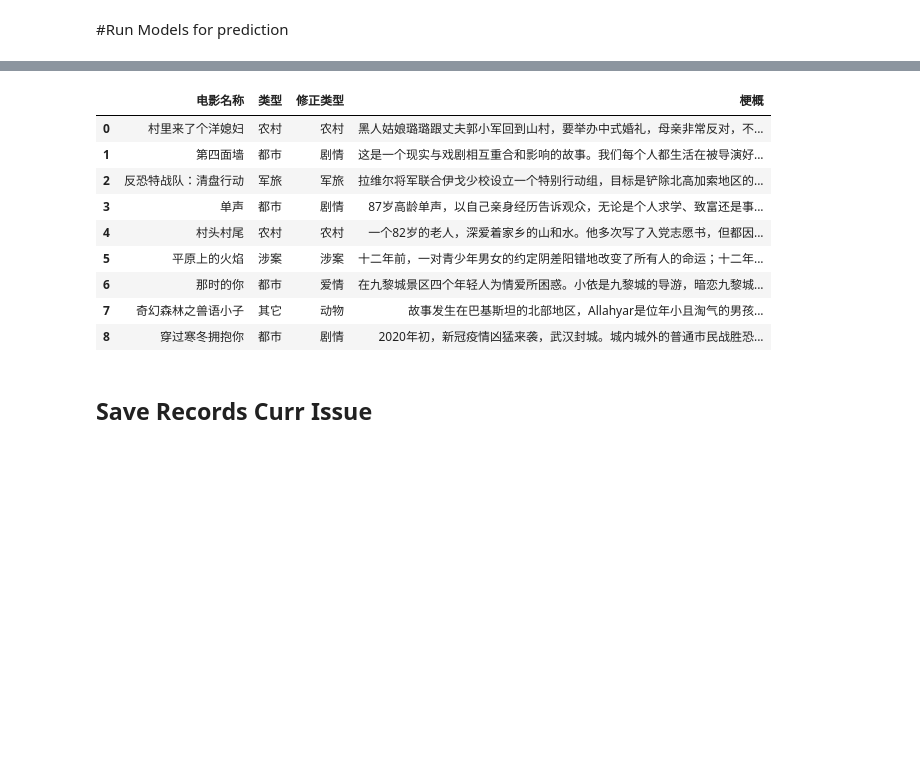
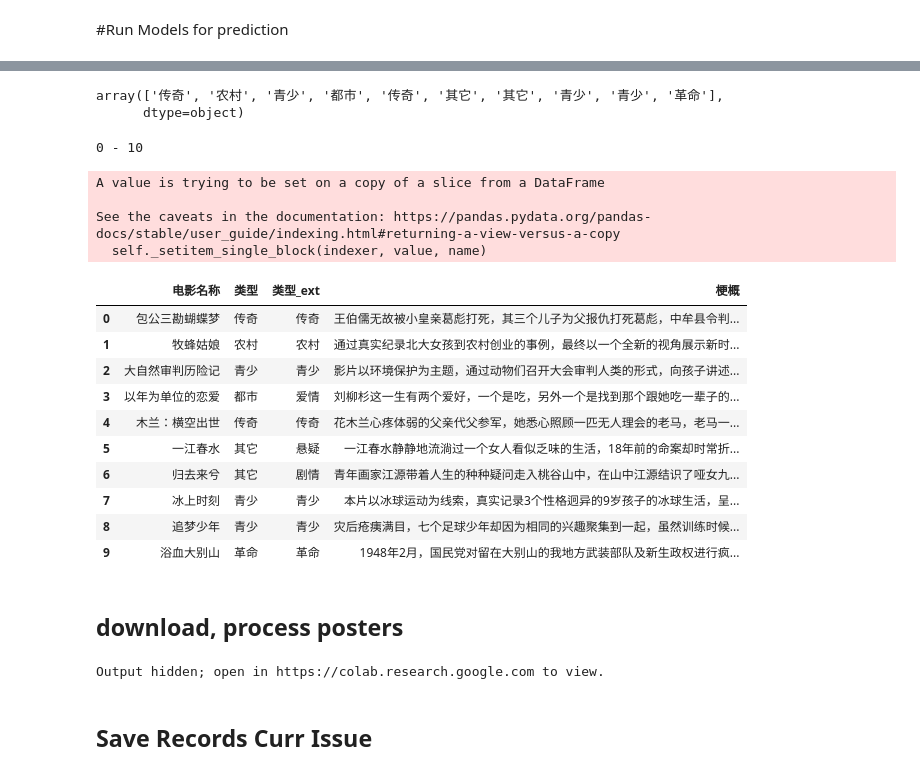
Before and after one commit to CT-Cultures/Article, a Jupyter notebook: ipynb/ZGDYPW_Release.ipynb, the cells around one changed output, grey strips where cells are left out. Saved outputs shown, nothing was run; the diff lists cells and outputs as text; code cells hidden in the pictures; blank space fills up the shorter version.

Commit message:
updated ZGDYPW new release

```diff
--- a/ipynb/ZGDYPW_Release.ipynb
+++ b/ipynb/ZGDYPW_Release.ipynb
@@ -611,13 +425,0 @@ df['修正类型'] = adjusted
-# %%
-HTML(df[['电影名称', '类型', '修正类型', '梗概']].to_html())
-# %% [output]
-|  | 电影名称 | 类型 | 修正类型 | 梗概 |
-| 0 | 村里来了个洋媳妇 | 农村 | 农村 | 黑人姑娘璐璐跟丈夫郭小军回到山村，要举办中式婚礼，母亲非常反对，不... |
-| 1 | 第四面墙 | 都市 | 剧情 | 这是一个现实与戏剧相互重合和影响的故事。我们每个人都生活在被导演好... |
-| 2 | 反恐特战队：清盘行动 | 军旅 | 军旅 | 拉维尔将军联合伊戈少校设立一个特别行动组，目标是铲除北高加索地区的... |
-| 3 | 单声 | 都市 | 剧情 | 87岁高龄单声，以自己亲身经历告诉观众，无论是个人求学、致富还是事... |
-| 4 | 村头村尾 | 农村 | 农村 | 一个82岁的老人，深爱着家乡的山和水。他多次写了入党志愿书，但都因... |
-| 5 | 平原上的火焰 | 涉案 | 涉案 | 十二年前，一对青少年男女的约定阴差阳错地改变了所有人的命运；十二年... |
-| 6 | 那时的你 | 都市 | 爱情 | 在九黎城景区四个年轻人为情爱所困惑。小依是九黎城的导游，暗恋九黎城... |
-| 7 | 奇幻森林之兽语小子 | 其它 | 动物 | 故事发生在巴基斯坦的北部地区，Allahyar是位年小且淘气的男孩... |
-| 8 | 穿过寒冬拥抱你 | 都市 | 剧情 | 2020年初，新冠疫情凶猛来袭，武汉封城。城内城外的普通市民战胜恐... |
@@ -624,3 +429,55 @@ HTML(df[['电影名称', '类型', '修正类型', '梗概']].to_html())
+# %%
+i = 0
+batch = 10
+df_curr['类型_ext'][i:i+batch].to_numpy()
+# %% [output]
+array(['传奇', '农村', '青少', '都市', '传奇', '其它', '其它', '青少', '青少', '革命'],
+      dtype=object)
+# %%
+#i+= batch
+print('{} - {}'.format(i, i+batch))
+#df_curr['类型_ext'][i:i+batch].to_numpy() # copy out put to next cell to modify genre
+# %% [output]
+0 - 10
+# %%
+df_curr['类型_ext'].iloc[i:i+batch] = \
+['传奇', '农村', '青少', '爱情', '传奇', '悬疑', '剧情', '青少', '青少', '革命']
+# %% [output]
+A value is trying to be set on a copy of a slice from a DataFrame
+
+See the caveats in the documentation: https://pandas.pydata.org/pandas-docs/stable/user_guide/indexing.html#returning-a-view-versus-a-copy
+  self._setitem_single_block(indexer, value, name)
+# %%
+# run cell, click make  interactive tables at the lower left to edit
+df_curr[['电影名称', '类型', '类型_ext', '梗概']]
+# %% [output]
+|  | 电影名称 | 类型 | 类型_ext | 梗概 |
+| 0 | 包公三勘蝴蝶梦 | 传奇 | 传奇 | 王伯儒无故被小皇亲葛彪打死，其三个儿子为父报仇打死葛彪，中牟县令判... |
+| 1 | 牧蜂姑娘 | 农村 | 农村 | 通过真实纪录北大女孩到农村创业的事例，最终以一个全新的视角展示新时... |
+| 2 | 大自然审判历险记 | 青少 | 青少 | 影片以环境保护为主题，通过动物们召开大会审判人类的形式，向孩子讲述... |
+| 3 | 以年为单位的恋爱 | 都市 | 爱情 | 刘柳杉这一生有两个爱好，一个是吃，另外一个是找到那个跟她吃一辈子的... |
+| 4 | 木兰：横空出世 | 传奇 | 传奇 | 花木兰心疼体弱的父亲代父参军，她悉心照顾一匹无人理会的老马，老马一... |
+| 5 | 一江春水 | 其它 | 悬疑 | 一江春水静静地流淌过一个女人看似乏味的生活，18年前的命案却时常折... |
+| 6 | 归去来兮 | 其它 | 剧情 | 青年画家江源带着人生的种种疑问走入桃谷山中，在山中江源结识了哑女九... |
+| 7 | 冰上时刻 | 青少 | 青少 | 本片以冰球运动为线索，真实记录3个性格迥异的9岁孩子的冰球生活，呈... |
+| 8 | 追梦少年 | 青少 | 青少 | 灾后疮痍满目，七个足球少年却因为相同的兴趣聚集到一起，虽然训练时候... |
+| 9 | 浴血大别山 | 革命 | 革命 | 1948年2月，国民党对留在大别山的我地方武装部队及新生政权进行疯... |
+# %% [markdown]
+## download, process posters
+# %%
+# Download picture
+import urllib.request
+
+for img in df_curr['img_remote'].to_numpy():
+  fp_local = path_ZGDYPW + '/img/' + img.split('/')[-1]
+  urllib.request.urlretrieve(img, fp_local)
+  image = PIL.Image.open(fp_local)
+  image_cropped = image.crop((2,2, image.size[0]-2, image.size[1]-2))
+  image_sharpened = image_cropped.filter(PIL.ImageFilter.SHARPEN)
+  display(image_sharpened)
+  image_sharpened.save(fp_local)
+# %% [output]
+Output hidden; open in https://colab.research.google.com to view.
 # %% [markdown]
 ## Save Records Curr Issue
 # %%
```
Also changed, not shown: parts of 207 cells of this notebook, 4 other files.
